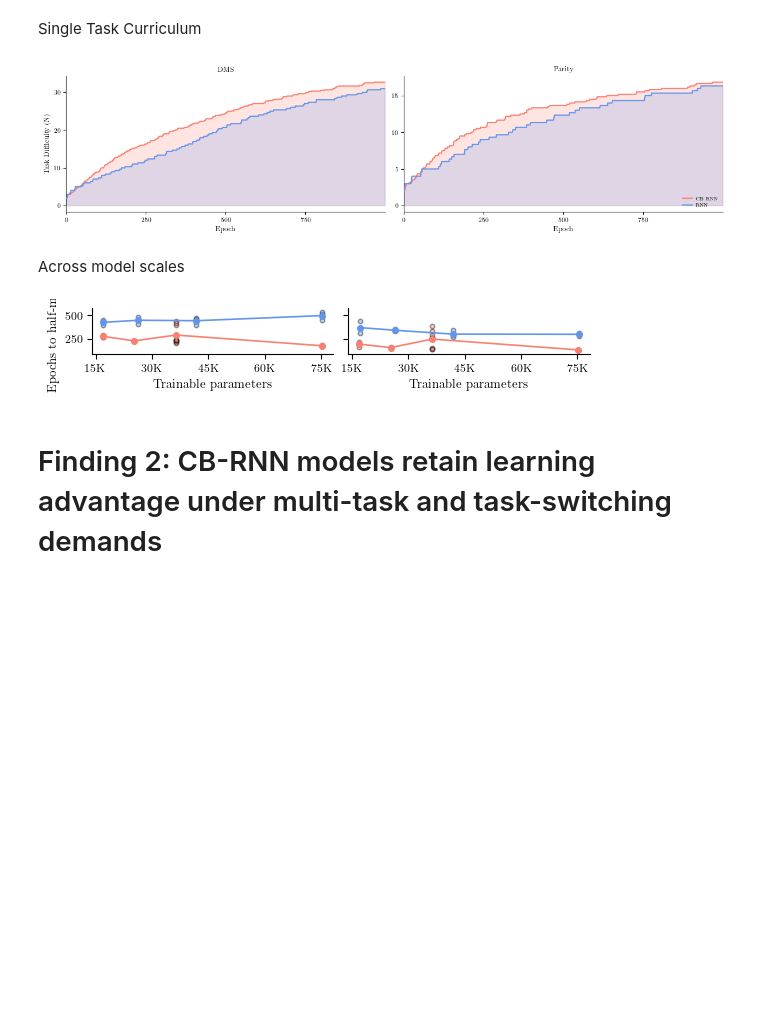
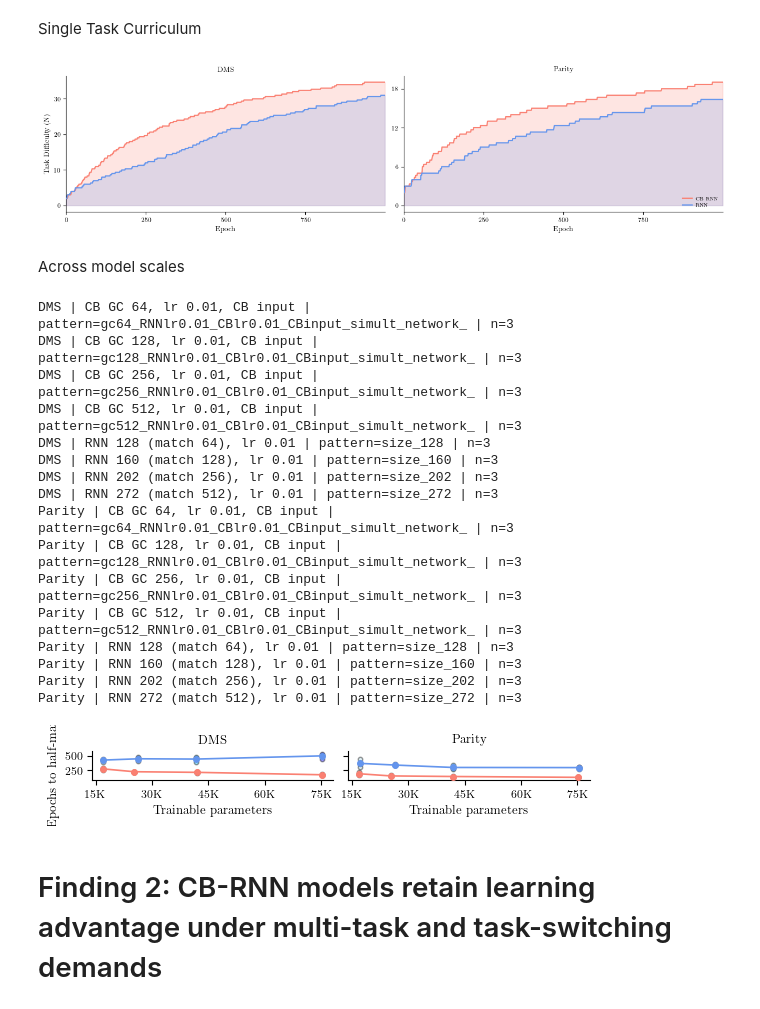
Before and after one commit to AlexVoce/Cortico-cerebellar_RNNs, a Jupyter notebook: final_analysis_figs.ipynb, the cells around one changed output. Cells and saved outputs as stored; diff of their text form; code cells hidden in the pictures; blank space fills up the shorter version.

Commit message:
patch bug in scaling plotting function and update patterns for new runs

```diff
--- a/final_analysis_figs.ipynb
+++ b/final_analysis_figs.ipynb
@@ -42,7 +45,7 @@ single_task_PARITY_DIR = RESULTS_DIR / "single_task/parity_multistyle_repeats"
 
 groups = {
     "CB RNN": {
-        "pattern": "gc256_RNNlr0.01_CBlr0.01_CBinput",
+        "pattern": "gc256_RNNlr0.01_CBlr0.01_CBinput_simult_net",
         "color": "salmon"
     },
     "RNN": {
@@ -90,40 +93,79 @@ task_aggs1, fig, axs = average_and_plot_runs_multitask(
     save_path=None
 )
 # %% [output]
-[figure, old version]
+[figure, new version]
 # %% [markdown]
 Across model scales
 # %%
 from analysis.scaling import plot_cb_vs_rnn_scaling
 CB_groups = {
-    "CB GC 64, lr 0.01, CB input": {"pattern": "gc64", "color": "lightcoral"},
-    "CB GC 128, lr 0.01, CB input": {"pattern": "gc128", "color": "tomato"},
-    "CB GC 256, lr 0.01, CB input": {"pattern": "gc256", "color": "orangered"},
-    "CB GC 512, lr 0.01, CB input": {"pattern": "gc512", "color": "red"},
+    "CB GC 64, lr 0.01, CB input": {
+        "pattern": "gc64_RNNlr0.01_CBlr0.01_CBinput_simult_network_",
+        "color": "lightcoral",
+    },
+    "CB GC 128, lr 0.01, CB input": {
+        "pattern": "gc128_RNNlr0.01_CBlr0.01_CBinput_simult_network_",
+        "color": "tomato",
+    },
+    "CB GC 256, lr 0.01, CB input": {
+        "pattern": "gc256_RNNlr0.01_CBlr0.01_CBinput_simult_network_",
+        "color": "orangered",
+    },
+    "CB GC 512, lr 0.01, CB input": {
+        "pattern": "gc512_RNNlr0.01_CBlr0.01_CBinput_simult_network_",
+        "color": "red",
+    },
 }
 
 RNN_groups = {
-    "RNN 128 (match 64), lr 0.01": {"pattern": "size_128", "color": "lightblue"},
-    "RNN 160 (match 128), lr 0.01": {"pattern": "size_160", "color": "dodgerblue"},
-    "RNN 202 (match 256), lr 0.01": {"pattern": "size_202", "color": "deepskyblue"},
-    "RNN 272 (match 512), lr 0.01": {"pattern": "size_272", "color": "blue"},
+    "RNN 128 (match 64), lr 0.01": {
+        "pattern": "size_128",
+        "color": "lightblue",
+    },
+    "RNN 160 (match 128), lr 0.01": {
+        "pattern": "size_160",
+        "color": "dodgerblue",
+    },
+    "RNN 202 (match 256), lr 0.01": {
+        "pattern": "size_202",
+        "color": "deepskyblue",
+    },
+    "RNN 272 (match 512), lr 0.01": {
+        "pattern": "size_272",
+        "color": "blue",
+    },
 }
-
 
 all_groups = {}
 all_groups.update(CB_groups)
 all_groups.update(RNN_groups)
 
 fig, axes = plot_cb_vs_rnn_scaling(
     task_configs=[
         {"task_dir": single_task_DMS_DIR,    "groups": all_groups, "task_name": "DMS"},
         {"task_dir": single_task_PARITY_DIR, "groups": all_groups, "task_name": "Parity"},
         ],
     figsize=None,
     fig_height=0.9,
 )
 # %% [output]
+DMS | CB GC 64, lr 0.01, CB input | pattern=gc64_RNNlr0.01_CBlr0.01_CBinput_simult_network_ | n=3
+DMS | CB GC 128, lr 0.01, CB input | pattern=gc128_RNNlr0.01_CBlr0.01_CBinput_simult_network_ | n=3
+DMS | CB GC 256, lr 0.01, CB input | pattern=gc256_RNNlr0.01_CBlr0.01_CBinput_simult_network_ | n=3
+DMS | CB GC 512, lr 0.01, CB input | pattern=gc512_RNNlr0.01_CBlr0.01_CBinput_simult_network_ | n=3
+DMS | RNN 128 (match 64), lr 0.01 | pattern=size_128 | n=3
+DMS | RNN 160 (match 128), lr 0.01 | pattern=size_160 | n=3
+DMS | RNN 202 (match 256), lr 0.01 | pattern=size_202 | n=3
+DMS | RNN 272 (match 512), lr 0.01 | pattern=size_272 | n=3
+Parity | CB GC 64, lr 0.01, CB input | pattern=gc64_RNNlr0.01_CBlr0.01_CBinput_simult_network_ | n=3
+Parity | CB GC 128, lr 0.01, CB input | pattern=gc128_RNNlr0.01_CBlr0.01_CBinput_simult_network_ | n=3
+Parity | CB GC 256, lr 0.01, CB input | pattern=gc256_RNNlr0.01_CBlr0.01_CBinput_simult_network_ | n=3
+Parity | CB GC 512, lr 0.01, CB input | pattern=gc512_RNNlr0.01_CBlr0.01_CBinput_simult_network_ | n=3
+Parity | RNN 128 (match 64), lr 0.01 | pattern=size_128 | n=3
+Parity | RNN 160 (match 128), lr 0.01 | pattern=size_160 | n=3
+Parity | RNN 202 (match 256), lr 0.01 | pattern=size_202 | n=3
+Parity | RNN 272 (match 512), lr 0.01 | pattern=size_272 | n=3
-[figure, old version]
+[figure, new version]
 # %% [markdown]
 # Finding 2: CB-RNN models retain learning advantage under multi-task and task-switching demands
 # %%
```
Also changed, not shown: parts of 1 cell of this notebook, 1 other file.
